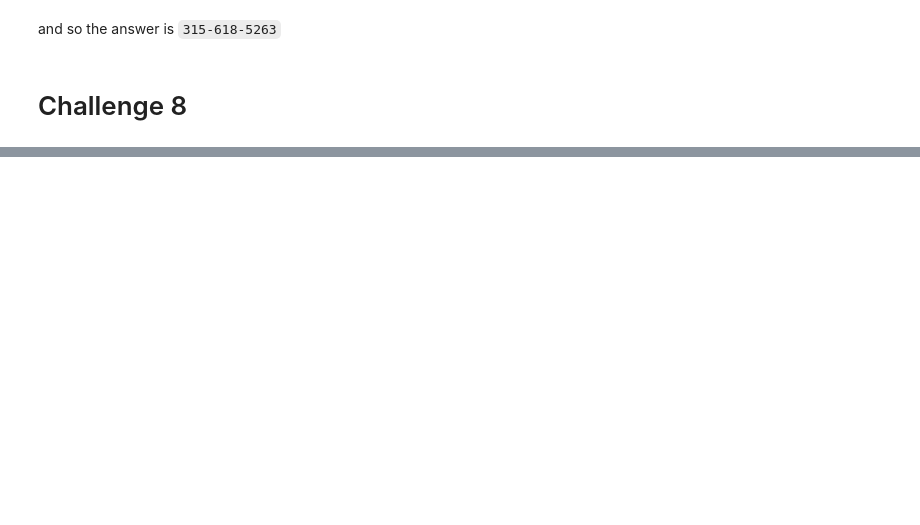
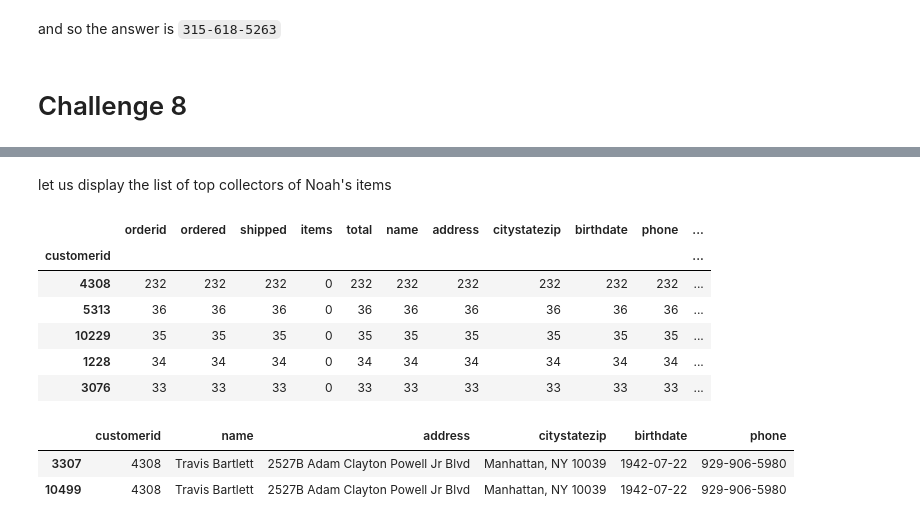
Before and after one commit to Clement-Lelievre/hannukah_of_code, a Jupyter notebook: hanukkah_of_data.ipynb, the cells around one changed output, grey strips where cells are left out. Drawn from its saved outputs; the diff is of its cells as text; code cells hidden in the pictures; blank space fills up the shorter version.

```diff
--- a/hanukkah_of_data.ipynb
+++ b/hanukkah_of_data.ipynb
@@ -714,0 +717,3 @@ all_df.shape
+# %%
+collectibles = products[products.desc.str.contains('Noah')].desc.unique()
+collectibles
@@ -714,0 +738,18 @@ all_df.shape
+# %% [markdown]
+let us display the list of top collectors of Noah's items
+# %%
+all_df[all_df.desc.isin(collectibles)].groupby('customerid').count().sort_values(by='orderid', ascending=False).head()
+# %% [output]
+|  | orderid | ordered | shipped | items | total | name | address | citystatezip | birthdate | phone | ... |
+| customerid |  |  |  |  |  |  |  |  |  |  | ... |
+| 4308 | 232 | 232 | 232 | 0 | 232 | 232 | 232 | 232 | 232 | 232 | ... |
+| 5313 | 36 | 36 | 36 | 0 | 36 | 36 | 36 | 36 | 36 | 36 | ... |
+| 10229 | 35 | 35 | 35 | 0 | 35 | 35 | 35 | 35 | 35 | 35 | ... |
+| 1228 | 34 | 34 | 34 | 0 | 34 | 34 | 34 | 34 | 34 | 34 | ... |
+| 3076 | 33 | 33 | 33 | 0 | 33 | 33 | 33 | 33 | 33 | 33 | ... |
+# %%
+customers[customers.customerid==4308]
+# %% [output]
+|  | customerid | name | address | citystatezip | birthdate | phone |
+| 3307 | 4308 | Travis Bartlett | 2527B Adam Clayton Powell Jr Blvd | Manhattan, NY 10039 | 1942-07-22 | 929-906-5980 |
+| 10499 | 4308 | Travis Bartlett | 2527B Adam Clayton Powell Jr Blvd | Manhattan, NY 10039 | 1942-07-22 | 929-906-5980 |
```
Also changed, not shown: parts of 2 cells of this notebook.
